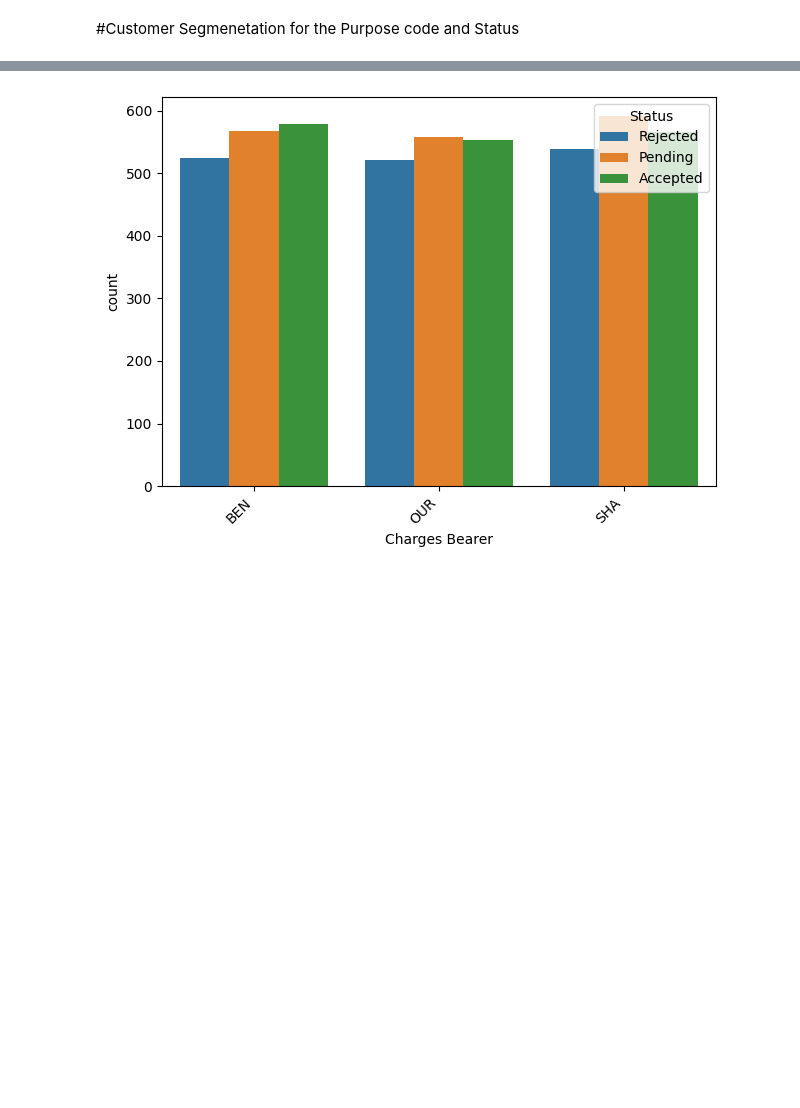
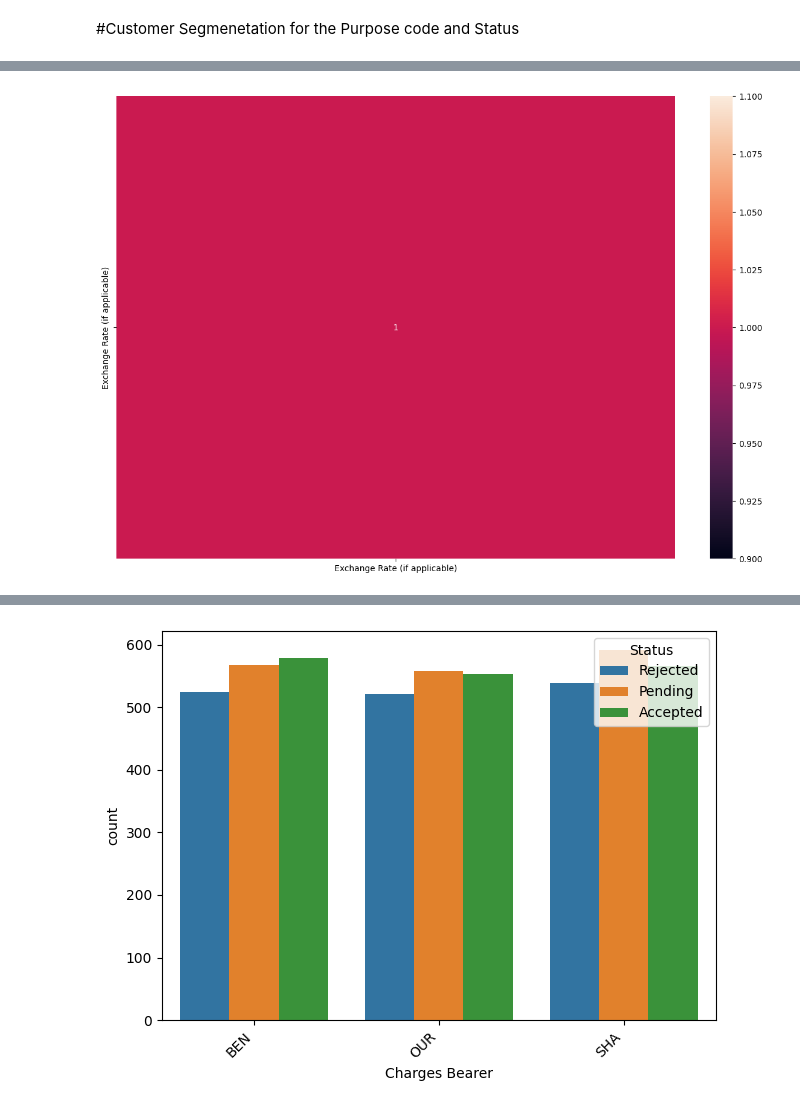
Before and after one commit to vijaykumarharakuni/data_analysis, a Jupyter notebook: Payment_Data_Revised_New.ipynb, the cells around one changed output, grey strips where cells are left out. Drawn from its saved outputs; the diff is of its cells as text; code cells hidden in the pictures; blank space fills up the shorter version.

```diff
--- a/Payment_Data_Revised_New.ipynb
+++ b/Payment_Data_Revised_New.ipynb
@@ -129,2 +129,9 @@ plt.show()
+# %%
+#using Seaborn, finding out the correlation between the numerical values.
+plt.figure(figsize=(15,10))
+sns.heatmap(data.corr(numeric_only=True),annot=True)
+plt.show()
+# %% [output]
+[figure, added]
 # %%
 data.head()
```
Also changed, not shown: parts of 13 cells of this notebook.
